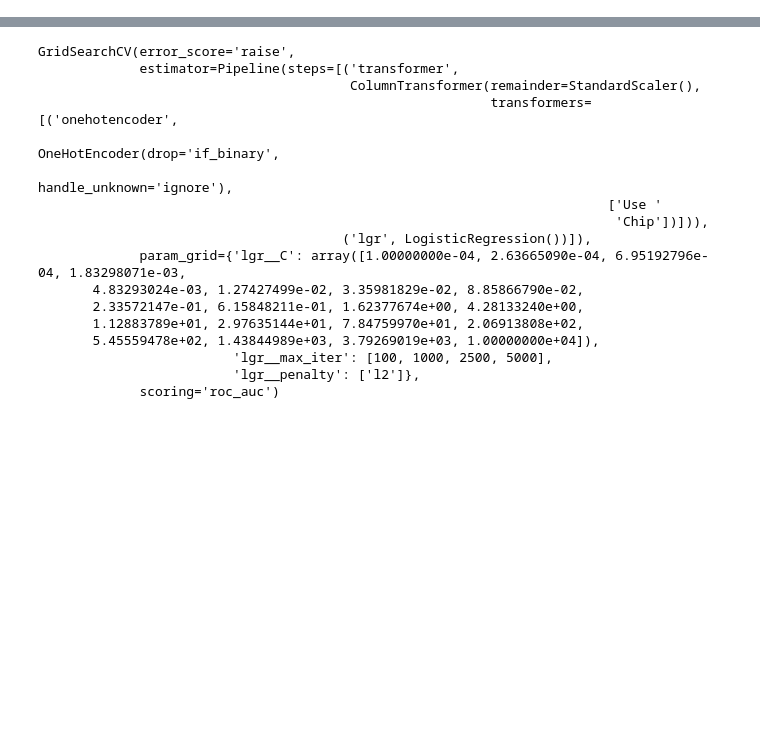
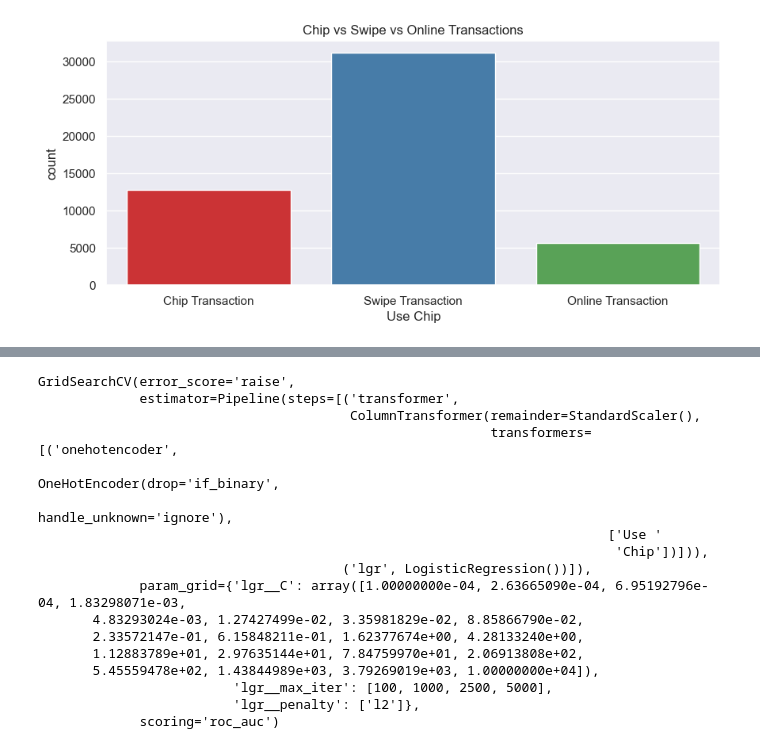
Before and after one commit to maskbit/creditcard-fraud-detection, a Jupyter notebook: fraud-ml.ipynb, the cells around one changed output, grey strips where cells are left out. Cells and saved outputs as stored; diff of their text form; code cells hidden in the pictures; blank space fills up the shorter version.

```diff
--- a/fraud-ml.ipynb
+++ b/fraud-ml.ipynb
@@ -186,0 +143,10 @@ y = df['Fraud']
+# %%
+#Visualize Chip/Swipe/Online Transactions
+
+sns.set_theme(style="darkgrid")
+plt.figure(figsize=(10, 4))
+x = sns.countplot(x="Use Chip", data=df, palette="Set1")
+plt.title('Chip vs Swipe vs Online Transactions')
+plt.show()
+# %% [output]
+[figure, added]
```
Also changed, not shown: parts of 15 cells of this notebook.
